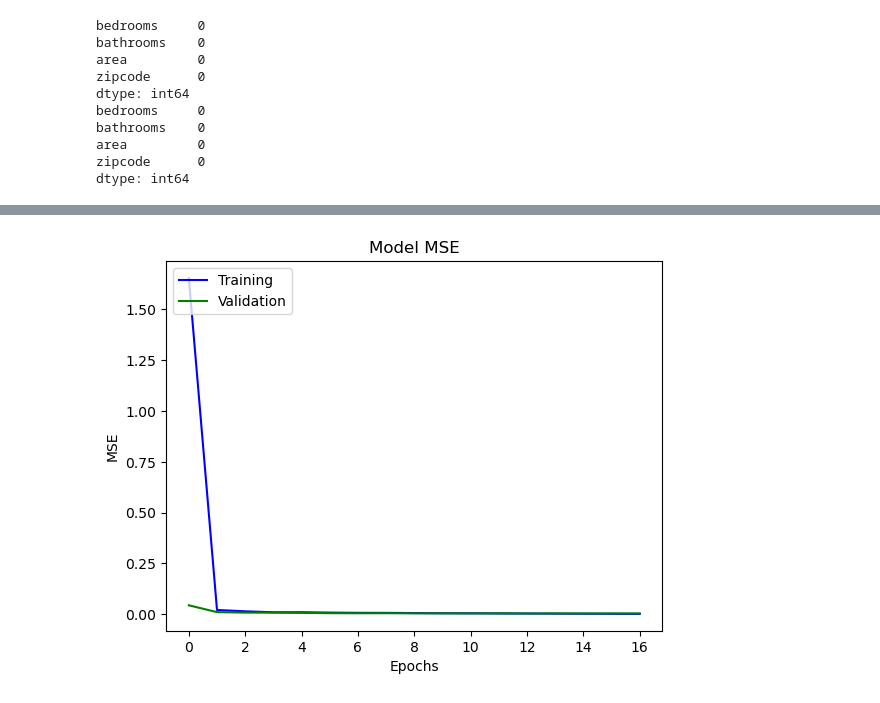
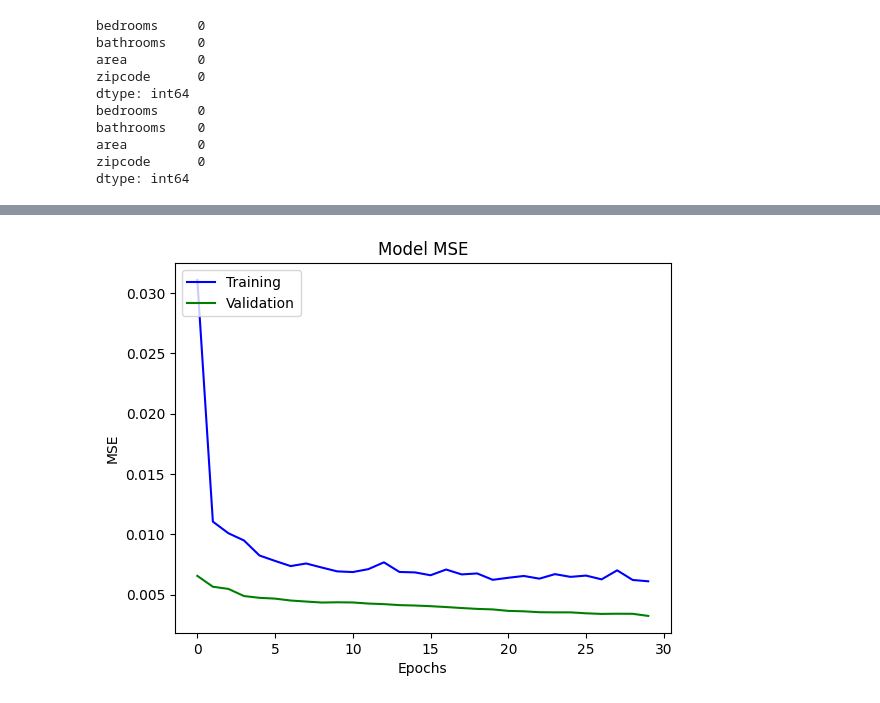
Before and after one commit to TobiPfeiffersGitHub/dla_term_paper, a Jupyter notebook: model.ipynb, the cells around one changed output, grey strips where cells are left out. Saved outputs shown, nothing was run; the diff lists cells and outputs as text; code cells hidden in the pictures.

Commit message:
baseline + two models

```diff
--- a/model.ipynb
+++ b/model.ipynb
@@ -176,11 +282,11 @@ def tabular_nn():
     return nn
 # %%
 # convolutional neural network for images
-def cnn():
-
+def cnn(size):
+    # takes the dimesion as arguement, eg. (256,256,3) or (64, 64, 3)
     model = Sequential()
 
-    model.add(Conv2D(16, kernel_size=(3, 3), activation='relu', input_shape=(256,256,3)))
+    model.add(Conv2D(16, kernel_size=(3, 3), activation='relu', input_shape=size))
     model.add(MaxPooling2D(pool_size=(2, 2)))
     model.add(Conv2D(32, kernel_size=(3, 3), activation='relu'))
     model.add(MaxPooling2D(pool_size=(2, 2)))
@@ -191,3 +297,7 @@ def cnn():
     model.add(Dense(4, activation='relu'))
 
     return model
+# %%
+tabular_model = tabular_nn()
+cnn_model_lr = cnn((64, 64, 3))
+cnn_model_hr = cnn((256, 256, 3))
@@ -194,17 +306,13 @@ def cnn():
 # %%
-tabular_model = tabular_nn()
-cnn_model = cnn()
+merged_lr = concatenate([tabular_model.output, cnn_model_lr.output])
 
-merged = concatenate([tabular_model.output, cnn_model.output])
+final_dense_lr = Dense(4, activation='relu')(merged_lr)
+output_lr = Dense(1)(final_dense_lr)
 
-final_dense = Dense(4, activation='relu')(merged)
-output = Dense(1)(final_dense)
-
-model = Model(inputs=[tabular_model.input, cnn_model.input], outputs=output)
-model.compile(optimizer='adam', loss='mse')
+model_lr = Model(inputs=[tabular_model.input, cnn_model_lr.input], outputs=output_lr)
+model_lr.compile(optimizer='adam', loss='mse')
 # %%
-early_stopping = EarlyStopping(monitor='val_loss', patience=4, verbose=1)
-history = model.fit([X_train, X_train_img], y_train, epochs = 30, batch_size = 32,
+history_lr = model_lr.fit([X_train, X_train_img_lr], y_train, epochs = 30, batch_size = 32,
                     #validation_data=([X_val, X_val_img], y_val),
                     callbacks=[early_stopping], validation_split = (1/9))
 # %% [output]
@@ -231,13 +336,13 @@ Epoch 17: early stopping
 # %%
-plt.plot(history.history['loss'], color='b')
-plt.plot(history.history['val_loss'], color='g')
+plt.plot(history_lr.history['loss'], color='b')
+plt.plot(history_lr.history['val_loss'], color='g')
 
 plt.title('Model MSE')
 plt.ylabel('MSE')
 plt.xlabel('Epochs')
 
 plt.legend(['Training', 'Validation'], loc='upper left')
 
 plt.show()
 # %% [output]
-[figure, old version]
+[figure, new version]
```
Also changed, not shown: parts of 34 cells of this notebook.
